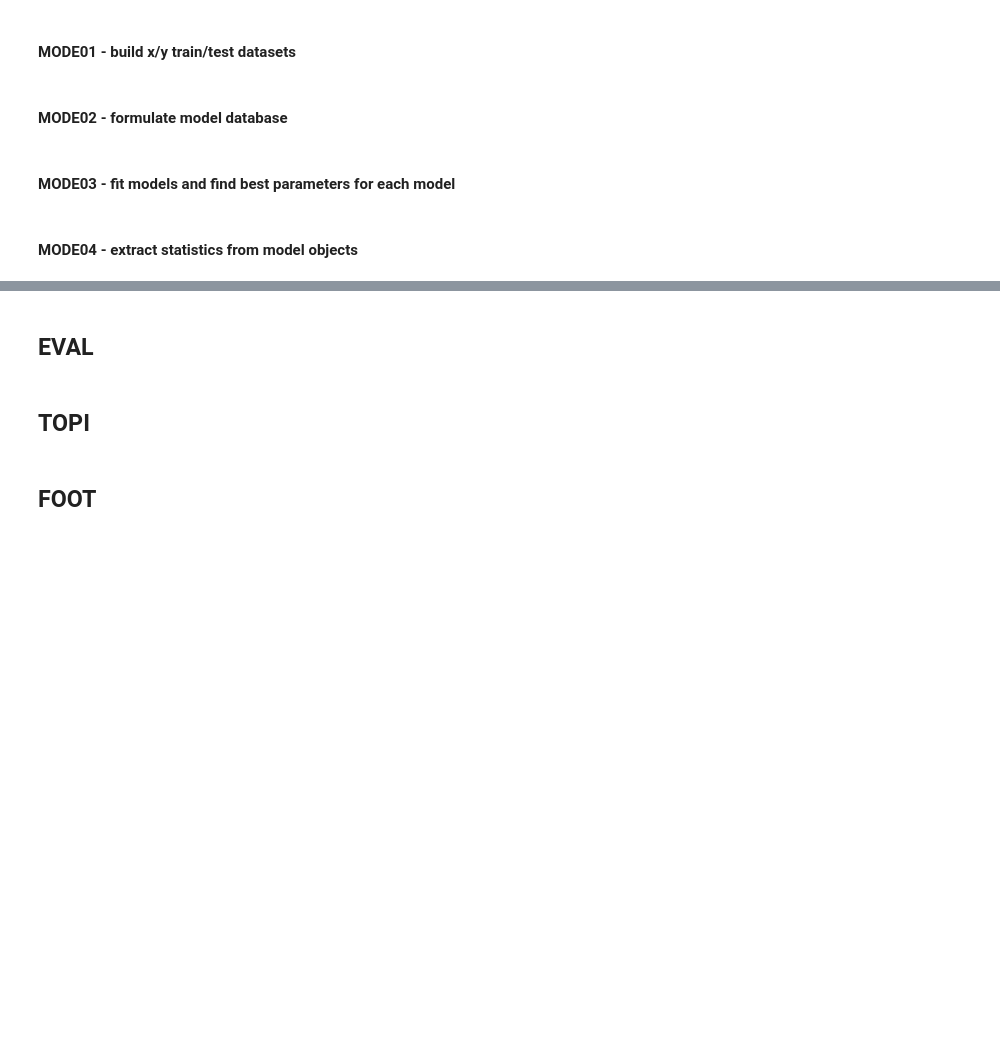
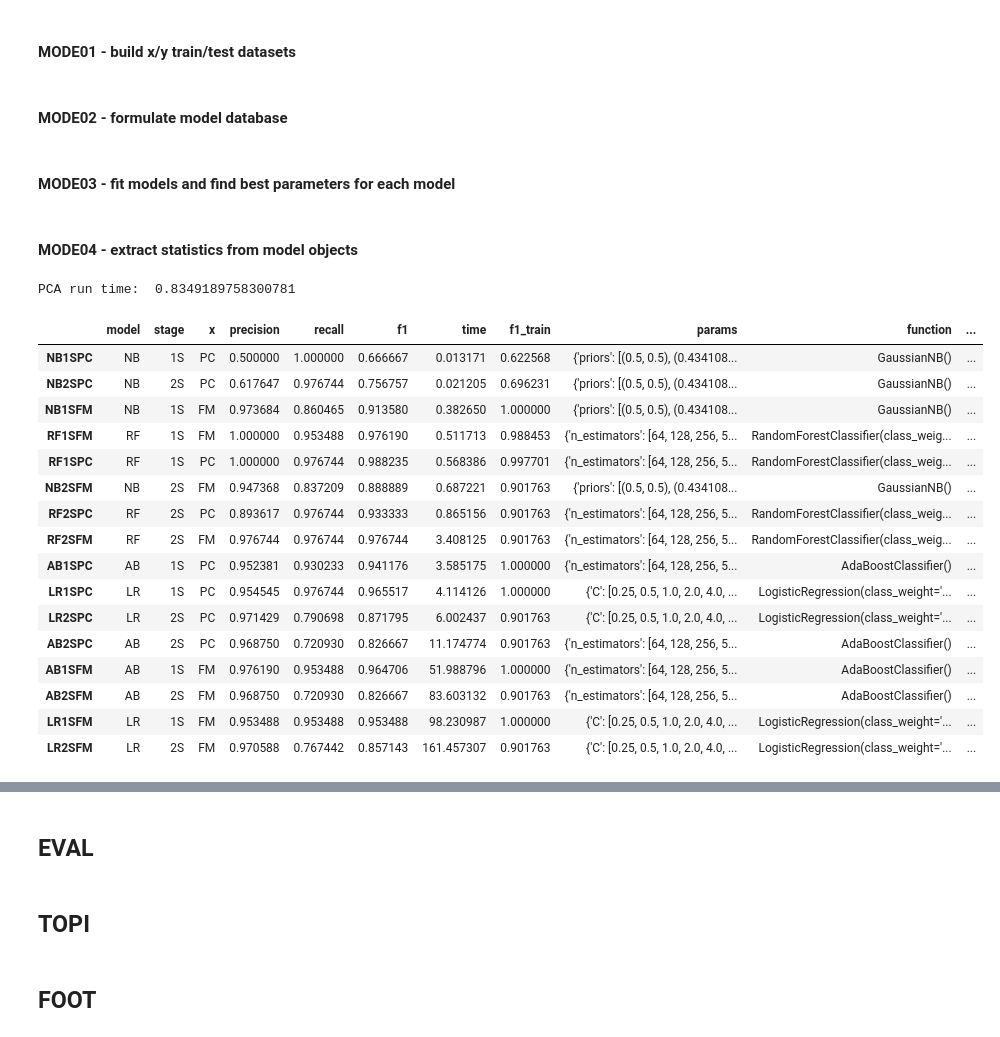
Before and after one commit to sjoshuam/word_choice_communities, a Jupyter notebook: 1_generate_data_and_models.ipynb, the cells around one changed output, grey strips where cells are left out. Drawn from its saved outputs; the diff is of its cells as text; code cells hidden in the pictures; blank space fills up the shorter version.

Commit message:
Expand model statistics

```diff
--- a/1_generate_data_and_models.ipynb
+++ b/1_generate_data_and_models.ipynb
@@ -430,6 +430,7 @@ def make_model_data():
     model_data['recall']    = -1
     model_data['f1']        = -1
     model_data['time']      = -1
+    model_data['f1_train']  = -1
 
     ## generate lists of hyperparameters to test
     model_params = {
@@ -539,6 +540,7 @@ def evaluate_model(idx, md):
 
         pred = mod.predict(tesx)
         run_time = time() - run_time
+        pred_train = mod.predict(trax)
     else:
         run_time = time()
         params = mod.get_params()
@@ -552,19 +554,16 @@ def evaluate_model(idx, md):
 
         pred = mod1.predict(tesx) * mod2.predict(tesx)
         run_time = time() - run_time
+        pred_train = mod1.predict(trax) * mod2.predict(trax)
 
-    ## tabulate performance statistics
-    md.loc[idx, 'precision'] = precision_score(test_y1, pred)
-    md.loc[idx, 'recall'] = recall_score(test_y1, pred)
-    md.loc[idx, 'f1'] = f1_score(test_y1, pred)
+    ## tabulate performance statistics (test data)
+    md.loc[idx, 'precision'] = precision_score(test_y2, pred)
+    md.loc[idx, 'recall'] = recall_score(test_y2, pred)
+    md.loc[idx, 'f1'] = f1_score(test_y2, pred)
     md.loc[idx, 'time'] = run_time
+    md.loc[idx, 'f1_train'] = f1_score(train_y2, pred_train)
 
     ## return results
-    return md
-
-def calculate_model_stats(md = model_data):
-    md = extract_best_params()
-    for i in md.index: md = evaluate_model(i, md)
     return md
 
 ## extract best model parameters
@@ -588,9 +587,36 @@ def extract_best_params(md = model_data.copy()):
     md['best_params'] = best_params
     return md
 
+## add pca fit time to pca models
+def add_pca_time(md):
+
+    ## measure pca run time
+    run_time = time()
+    pca_model = PCA().fit(train_x)
+    trax = pca_model.transform(train_x)
+    tesx = pca_model.transform(test_x)
+    run_time = time() - run_time
+
+    ## add run time to relevant tables
+    print('PCA run time: ', run_time)
+    i = md.x == 'PCA'
+    md.loc[i, 'time'] = (md.loc[i, 'time'] + run_time) * -1
+
+    ## return results
+    return md
+
+## roll up all functions into a single package function
+def calculate_model_stats(md = model_data):
+    md = extract_best_params()
+    for i in md.index: md = evaluate_model(i, md)
+    md = add_pca_time(md.copy())
+    return md
+
 ## execute code
 model_data = execute_or_cache(
         address = 'B_Process/cache/model_data.pickle',
         function = calculate_model_stats,
         build_bool = set_cache.loc['fill_in_model_stats', 'bool']
         )
+# %% [output]
+PCA run time:  0.8349189758300781
@@ -599,2 +625,20 @@ model_data = execute_or_cache(
 # %%
-model_data
+model_data.sort_values('time')
+# %% [output]
+|  | model | stage | x | precision | recall | f1 | time | f1_train | params | function | ... |
+| NB1SPC | NB | 1S | PC | 0.500000 | 1.000000 | 0.666667 | 0.013171 | 0.622568 | {'priors': [(0.5, 0.5), (0.434108... | GaussianNB() | ... |
+| NB2SPC | NB | 2S | PC | 0.617647 | 0.976744 | 0.756757 | 0.021205 | 0.696231 | {'priors': [(0.5, 0.5), (0.434108... | GaussianNB() | ... |
+| NB1SFM | NB | 1S | FM | 0.973684 | 0.860465 | 0.913580 | 0.382650 | 1.000000 | {'priors': [(0.5, 0.5), (0.434108... | GaussianNB() | ... |
+| RF1SFM | RF | 1S | FM | 1.000000 | 0.953488 | 0.976190 | 0.511713 | 0.988453 | {'n_estimators': [64, 128, 256, 5... | RandomForestClassifier(class_weig... | ... |
+| RF1SPC | RF | 1S | PC | 1.000000 | 0.976744 | 0.988235 | 0.568386 | 0.997701 | {'n_estimators': [64, 128, 256, 5... | RandomForestClassifier(class_weig... | ... |
+| NB2SFM | NB | 2S | FM | 0.947368 | 0.837209 | 0.888889 | 0.687221 | 0.901763 | {'priors': [(0.5, 0.5), (0.434108... | GaussianNB() | ... |
+| RF2SPC | RF | 2S | PC | 0.893617 | 0.976744 | 0.933333 | 0.865156 | 0.901763 | {'n_estimators': [64, 128, 256, 5... | RandomForestClassifier(class_weig... | ... |
+| RF2SFM | RF | 2S | FM | 0.976744 | 0.976744 | 0.976744 | 3.408125 | 0.901763 | {'n_estimators': [64, 128, 256, 5... | RandomForestClassifier(class_weig... | ... |
+| AB1SPC | AB | 1S | PC | 0.952381 | 0.930233 | 0.941176 | 3.585175 | 1.000000 | {'n_estimators': [64, 128, 256, 5... | AdaBoostClassifier() | ... |
+| LR1SPC | LR | 1S | PC | 0.954545 | 0.976744 | 0.965517 | 4.114126 | 1.000000 | {'C': [0.25, 0.5, 1.0, 2.0, 4.0, ... | LogisticRegression(class_weight='... | ... |
+| LR2SPC | LR | 2S | PC | 0.971429 | 0.790698 | 0.871795 | 6.002437 | 0.901763 | {'C': [0.25, 0.5, 1.0, 2.0, 4.0, ... | LogisticRegression(class_weight='... | ... |
+| AB2SPC | AB | 2S | PC | 0.968750 | 0.720930 | 0.826667 | 11.174774 | 0.901763 | {'n_estimators': [64, 128, 256, 5... | AdaBoostClassifier() | ... |
+| AB1SFM | AB | 1S | FM | 0.976190 | 0.953488 | 0.964706 | 51.988796 | 1.000000 | {'n_estimators': [64, 128, 256, 5... | AdaBoostClassifier() | ... |
+| AB2SFM | AB | 2S | FM | 0.968750 | 0.720930 | 0.826667 | 83.603132 | 0.901763 | {'n_estimators': [64, 128, 256, 5... | AdaBoostClassifier() | ... |
+| LR1SFM | LR | 1S | FM | 0.953488 | 0.953488 | 0.953488 | 98.230987 | 1.000000 | {'C': [0.25, 0.5, 1.0, 2.0, 4.0, ... | LogisticRegression(class_weight='... | ... |
+| LR2SFM | LR | 2S | FM | 0.970588 | 0.767442 | 0.857143 | 161.457307 | 0.901763 | {'C': [0.25, 0.5, 1.0, 2.0, 4.0, ... | LogisticRegression(class_weight='... | ... |
```
Also changed, not shown: parts of 5 cells of this notebook.
